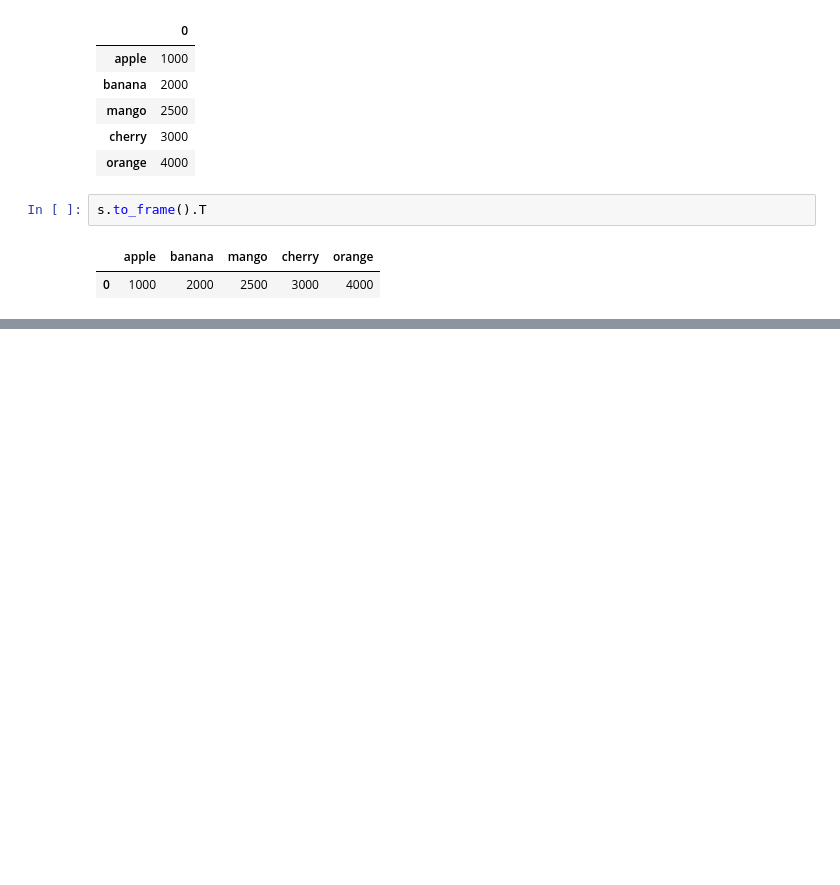
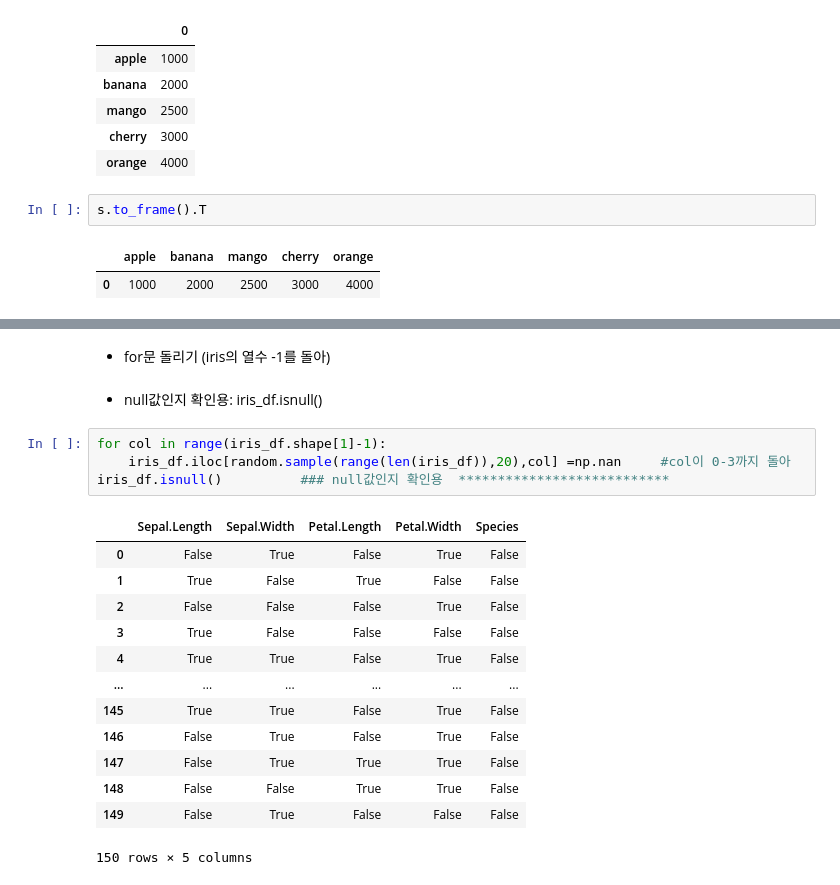
Before and after one commit to jiwon808/big, a Jupyter notebook: source/8_python/ch12_데이터프레임과 시리즈(Pandas) 8-13절.ipynb, the cells around one changed output, grey strips where cells are left out. Cells and saved outputs as stored; diff of their text form; blank space fills up the shorter version.

```diff
--- a/source/8_python/ch12_데이터프레임과 시리즈(Pandas) 8-13절.ipynb
+++ b/source/8_python/ch12_데이터프레임과 시리즈(Pandas) 8-13절.ipynb
@@ -1810,0 +1855,22 @@ s.to_frame().T
+# %% [markdown]
+- for문 돌리기 (iris의 열수 -1를 돌아)
+# %% [markdown]
+ - null값인지 확인용:   iris_df.isnull()
+# %%
+for col in range(iris_df.shape[1]-1):
+    iris_df.iloc[random.sample(range(len(iris_df)),20),col] =np.nan     #col이 0-3까지 돌아
+iris_df.isnull()          ### null값인지 확인용  ***************************
+# %% [output]
+|  | Sepal.Length | Sepal.Width | Petal.Length | Petal.Width | Species |
+| 0 | False | True | False | True | False |
+| 1 | True | False | True | False | False |
+| 2 | False | False | False | True | False |
+| 3 | True | False | False | False | False |
+| 4 | True | True | False | True | False |
+| ... | ... | ... | ... | ... | ... |
+| 145 | True | True | False | True | False |
+| 146 | False | True | False | True | False |
+| 147 | False | True | True | True | False |
+| 148 | False | False | True | True | False |
+| 149 | False | True | False | False | False |
+150 rows × 5 columns
```
Also changed, not shown: parts of 52 cells of this notebook, 1 other file.
